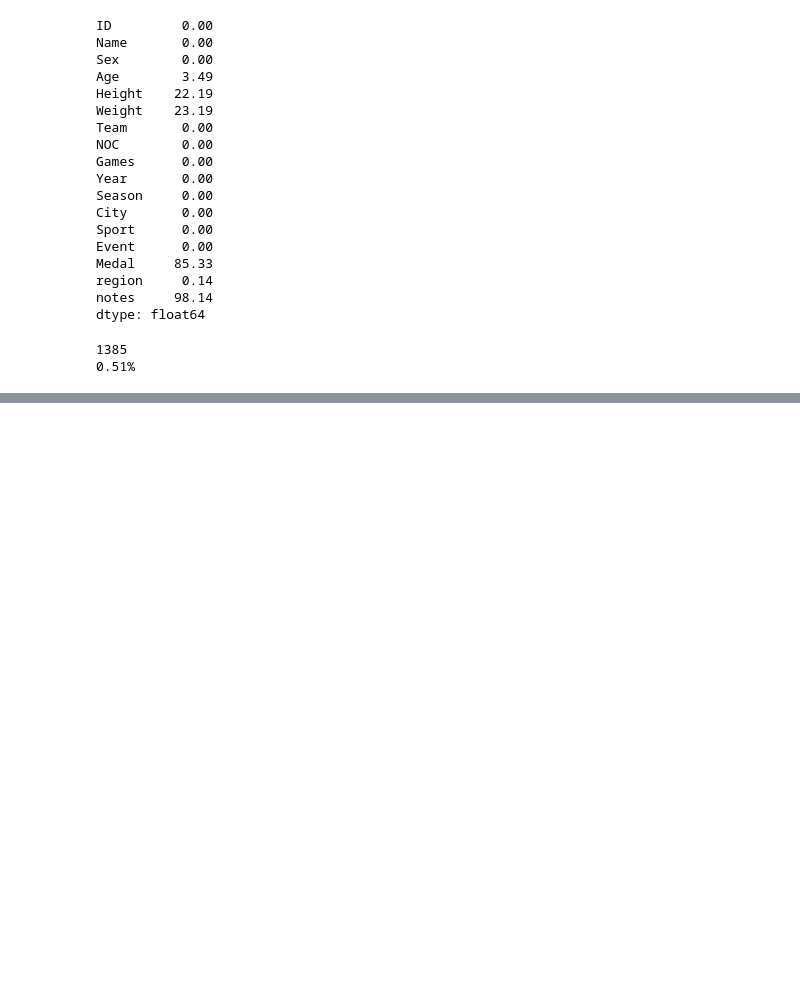
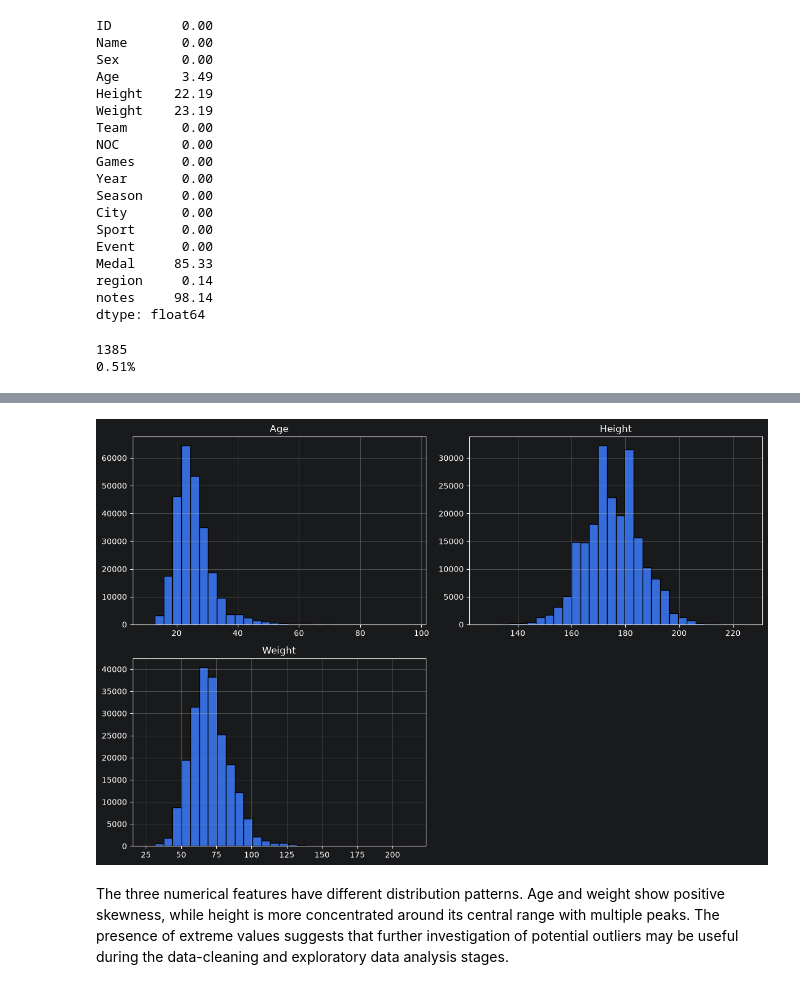
Before and after one commit to omarabushanab/Olympics-history-analysis, a Jupyter notebook: notebooks/01_data_understanding.ipynb, the cells around one changed output, grey strips where cells are left out. Drawn from its saved outputs; the diff is of its cells as text; code cells hidden in the pictures; blank space fills up the shorter version.

Commit message:
Complete member 2 data understanding

```diff
--- a/notebooks/01_data_understanding.ipynb
+++ b/notebooks/01_data_understanding.ipynb
@@ -70,0 +108,16 @@ print(round(df.duplicated().mean() * 100, 2), "%", sep="")
+# %%
+#Understand athlete distributions
+numerical_features = ['Age', 'Height', 'Weight']
+
+df[numerical_features].hist(
+    figsize=(12, 8),
+    bins=30,
+    edgecolor='black'
+)
+
+plt.tight_layout()
+plt.show()
+# %% [output]
+[figure, added]
+# %% [markdown]
+The three numerical features have different distribution patterns. Age and weight show positive skewness, while height is more concentrated around its central range with multiple peaks. The presence of extreme values suggests that further investigation of potential outliers may be useful during the data-cleaning and exploratory data analysis stages.
```
Also changed, not shown: parts of 5 cells of this notebook, 2 other files.
